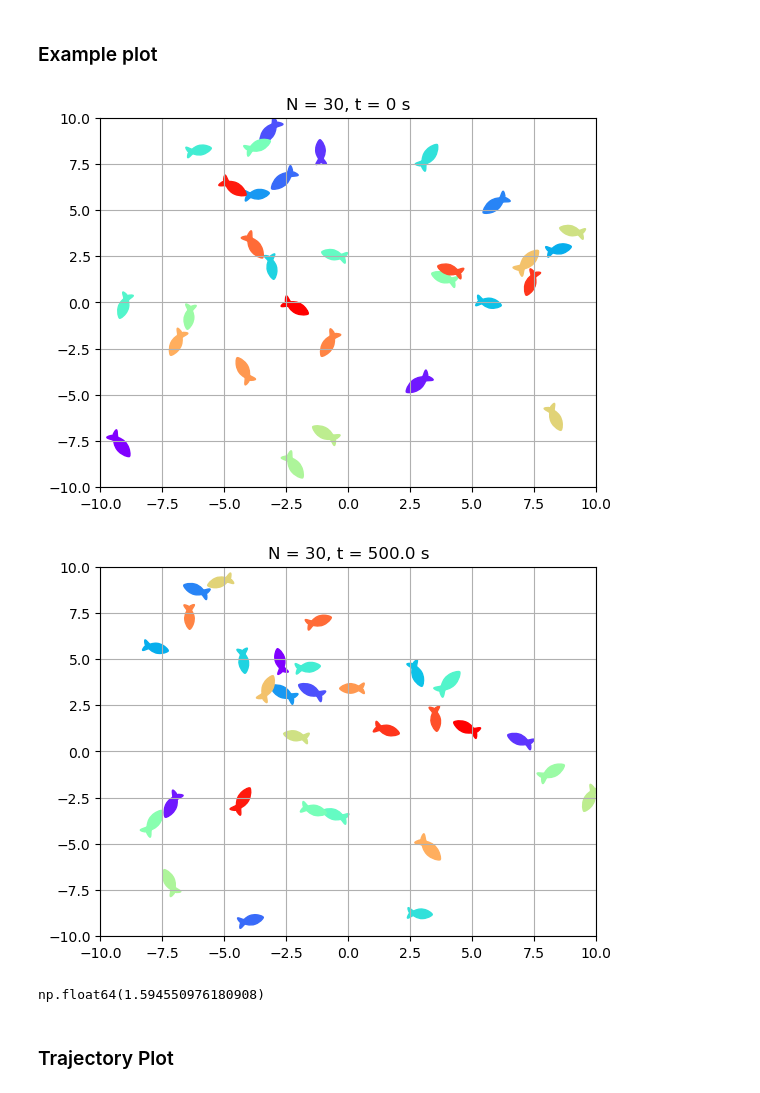
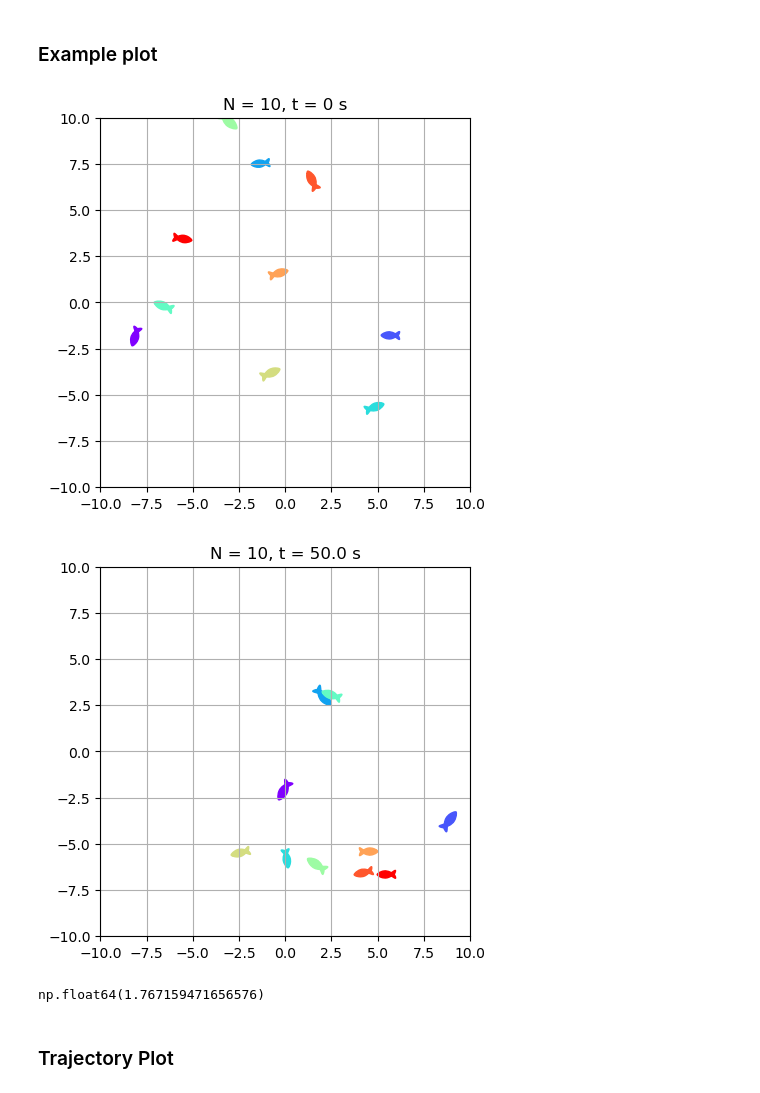
Before and after one commit to Bobomoto/PHYS250-Final-Project, a Jupyter notebook: Finalproject.ipynb, the cells around one changed output. Drawn from its saved outputs; the diff is of its cells as text; code cells hidden in the pictures.

```diff
--- a/Finalproject.ipynb
+++ b/Finalproject.ipynb
@@ -345,13 +352,15 @@ def plot(coords, radorientations, viewrange = (-50,50), title = '', fishmarker =
     fig, ax = plt.subplots()
     # scaling follows s = 160000/x^2 where x is the width of the coordinate
 
+
+    rotmarker = [fishmarker.transformed(mpl.transforms.Affine2D().rotate_deg(degmotangles[i])) for i in np.arange(N)]
     for i in np.arange(N):
-        rotmarker = fishmarker.transformed(mpl.transforms.Affine2D().rotate_deg(degmotangles[i]))
-        ax.scatter(xcoords[i],ycoords[i], marker = rotmarker, s = 160000/figurelength**2, color = colors[i])
+        ax.scatter(xcoords[i],ycoords[i], marker = rotmarker[i], s = 90000/figurelength**2, color = colors[i])
 
     #plot view range
     ax.set_xlim(viewrange[0],viewrange[1])
     ax.set_ylim(viewrange[0],viewrange[1])
+    ax.set_aspect("equal")
 
     ax.set_title(title)
     ax.grid()
@@ -363,38 +372,39 @@ def plot(coords, radorientations, viewrange = (-50,50), title = '', fishmarker =
 # %% [markdown]
 ### Example plot
 # %%
-numiterations = 10000
+numiterations = 1000
 poolrange = 20 #poolrange/2 is the length of each side
 initcoordmax = 10 #essentially initial density
-numfish = 30
+numfish = 10
 inittime = 0
 positionarray = []
 speedarray = []
 meandistarray = []
 
 #keep track of seed just for consistent plotting
 # rng.seed(11)
 
+
 pos, motorientations, motspeeds, motvelocity = initialize(numfish, initcoordmax)
 plot(pos, motorientations, viewrange = (-poolrange/2,poolrange/2), title = f'N = {numfish}, t = 0 s')
 
 #run the function numiteration times and keep track of positions
 for i in np.arange(numiterations):
-    pos, motorientations, motspeeds, motvelocity, inittime, meanneighdist = updatefish(pos, motorientations, motspeeds, motvelocity, time = inittime, arenarange = poolrange, Wbias = 0.5, maxdw = 1)
+    pos, motorientations, motspeeds, motvelocity, inittime, meanneighdist = updatefish(pos, motorientations, motspeeds, motvelocity, time = inittime, arenarange = poolrange)
     speedarray.append(copy.deepcopy(motspeeds))
     positionarray.append(copy.deepcopy(pos))
     meandistarray.append(copy.deepcopy(meanneighdist))
 
 
 plot(pos, motorientations, viewrange = (-poolrange/2,poolrange/2), title = f'N = {numfish}, t = {inittime:.1f} s', save = True)
 # %% [output]
-[figure, old version]
+[figure, new version]
-[figure, old version]
+[figure, new version]
 # %%
 #calculate the mean distance:
 np.mean(meandistarray)
 # %% [output]
-np.float64(1.594550976180908)
+np.float64(1.767159471656576)
 # %% [markdown]
 ### Trajectory Plot
 # %%
```
Also changed, not shown: parts of 15 cells of this notebook, 3 other files.
